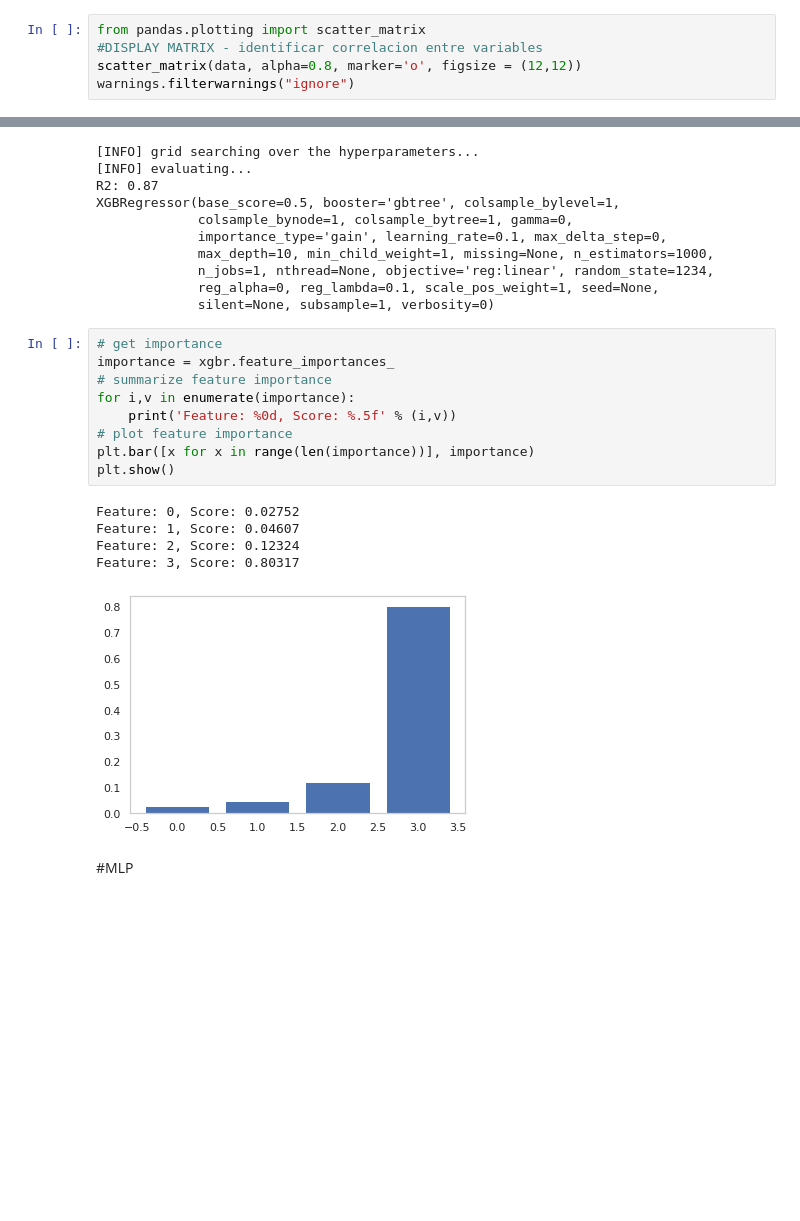
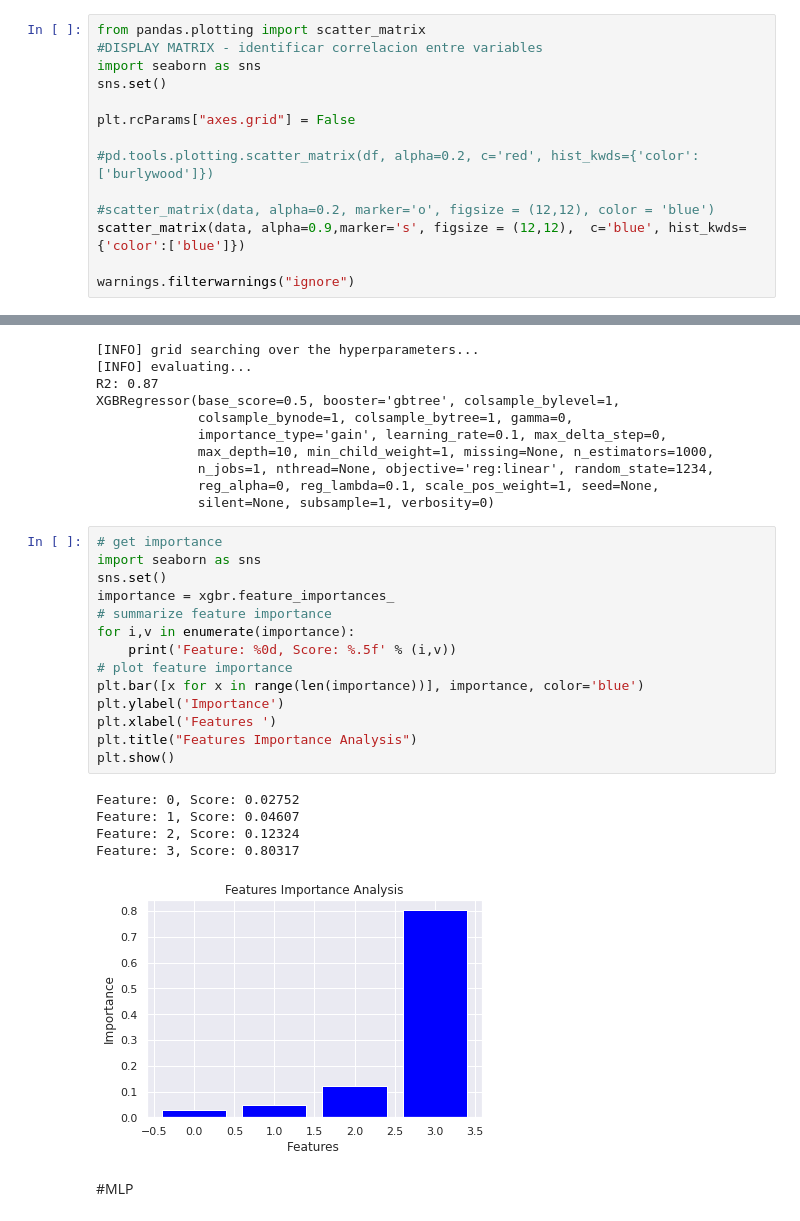
Before and after one commit to GermanOmar/Melting, a Jupyter notebook: Eff_WAAM_4.ipynb, the cells around one changed output, grey strips where cells are left out. Drawn from its saved outputs; the diff is of its cells as text; blank space fills up the shorter version.

```diff
--- a/Eff_WAAM_4.ipynb
+++ b/Eff_WAAM_4.ipynb
@@ -73,6 +73,15 @@ Y=data['eff'][:,None]
 # %%
 from pandas.plotting import scatter_matrix
 #DISPLAY MATRIX - identificar correlacion entre variables
-scatter_matrix(data, alpha=0.8, marker='o', figsize = (12,12))
+import seaborn as sns
+sns.set()
+
+plt.rcParams["axes.grid"] = False
+
+#pd.tools.plotting.scatter_matrix(df, alpha=0.2, c='red', hist_kwds={'color':['burlywood']})
+
+#scatter_matrix(data, alpha=0.2, marker='o', figsize = (12,12), color = 'blue')
+scatter_matrix(data, alpha=0.9,marker='s', figsize = (12,12),  c='blue', hist_kwds={'color':['blue']})
+
 warnings.filterwarnings("ignore")
 # %% [output]
@@ -322,19 +331,24 @@ XGBRegressor(base_score=0.5, booster='gbtree', colsample_bylevel=1,
              silent=None, subsample=1, verbosity=0)
 # %%
 # get importance
+import seaborn as sns
+sns.set()
 importance = xgbr.feature_importances_
 # summarize feature importance
 for i,v in enumerate(importance):
 	print('Feature: %0d, Score: %.5f' % (i,v))
 # plot feature importance
-plt.bar([x for x in range(len(importance))], importance)
+plt.bar([x for x in range(len(importance))], importance, color='blue')
+plt.ylabel('Importance')
+plt.xlabel('Features ')
+plt.title("Features Importance Analysis")
 plt.show()
 # %% [output]
 Feature: 0, Score: 0.02752
 Feature: 1, Score: 0.04607
 Feature: 2, Score: 0.12324
 Feature: 3, Score: 0.80317
-[figure, old version]
+[figure, new version]
 # %% [markdown]
 #MLP
 # %%
```
Also changed, not shown: parts of 4 cells of this notebook.
